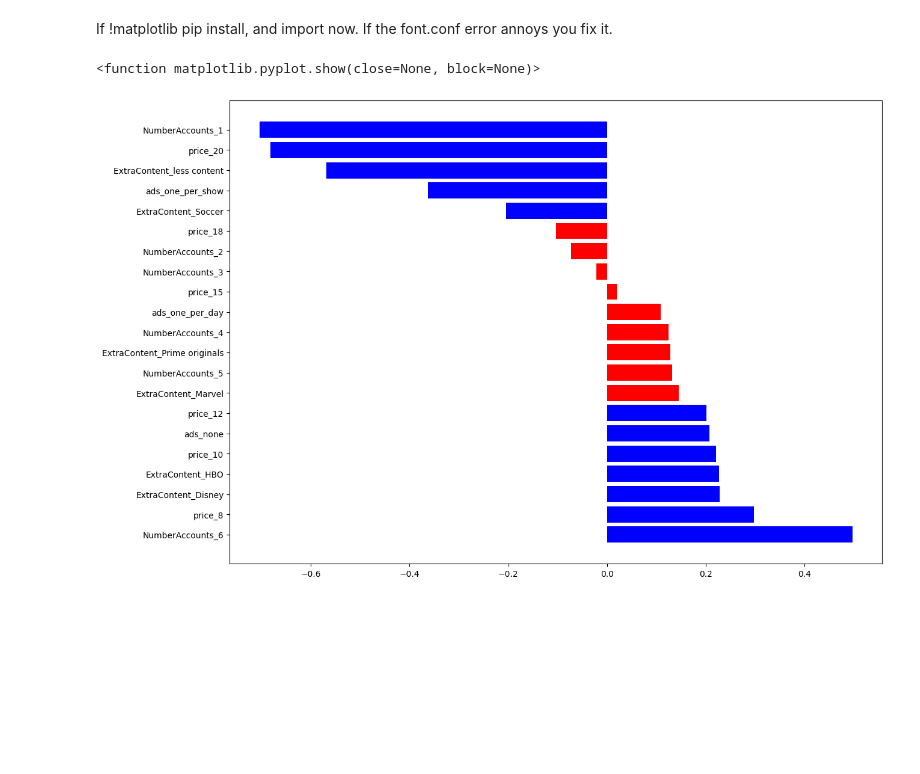
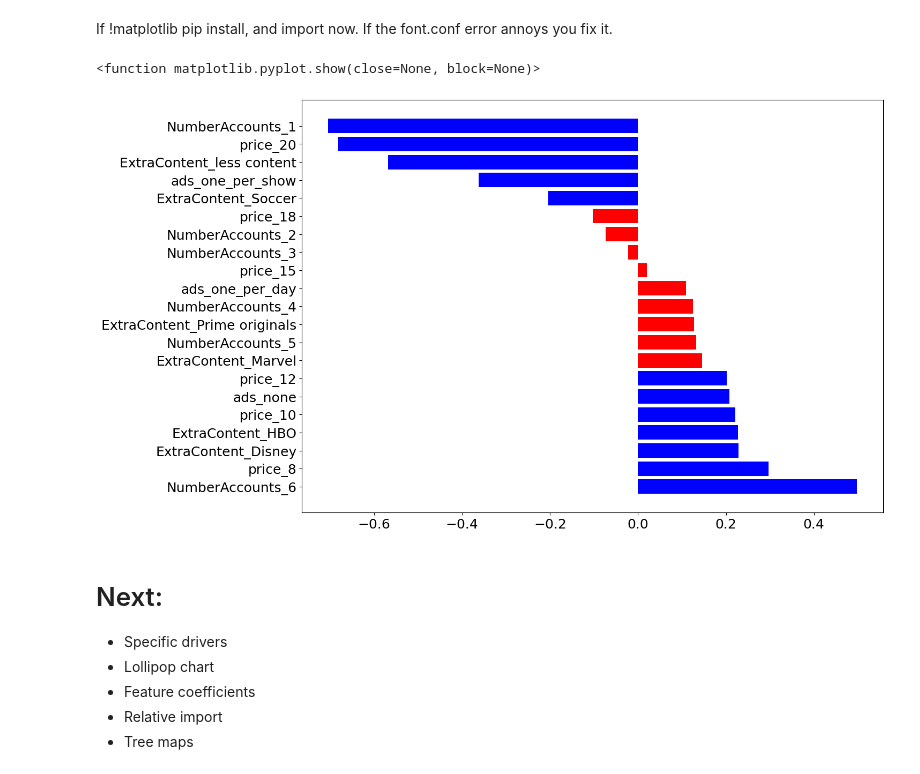
Before and after one commit to kjon-life/conjoint_analyses, a Jupyter notebook: notebooks/Conjoint_Analysis.ipynb, the cells around one changed output. Cells and saved outputs as stored; diff of their text form; code cells hidden in the pictures; blank space fills up the shorter version.

Commit message:
docs: Describe the next steps in the model

```diff
--- a/notebooks/Conjoint_Analysis.ipynb
+++ b/notebooks/Conjoint_Analysis.ipynb
@@ -190,16 +190,25 @@ df_result = df_result.sort_values(by = 'partworth', ascending = False)
 # %%
 # Plot part-worth
 f, ax = plt.subplots(figsize = (14,10))
 values = df_result.partworth
 xbar = np.arange(len(values))
 
 # Bar plot
 plt.barh(xbar,
          values,
-        color = df_result['color'])
+         color = df_result['color'])
 plt.yticks(xbar,
-           labels = df_result['param_name'])
+           labels = df_result['param_name'],
+           fontsize = 18)
+plt.xticks(fontsize = 18)
 plt.show
 # %% [output]
 <function matplotlib.pyplot.show(close=None, block=None)>
-[figure, old version]
+[figure, new version]
+# %% [markdown]
+# Next:
+* Specific drivers
+* Lollipop chart
+* Feature coefficients
+* Relative import
+* Tree maps
```
